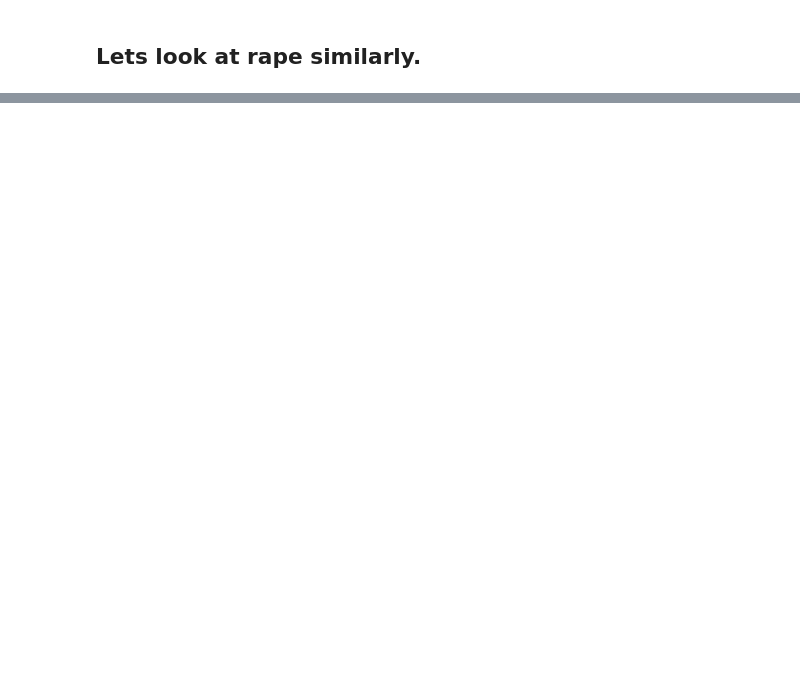
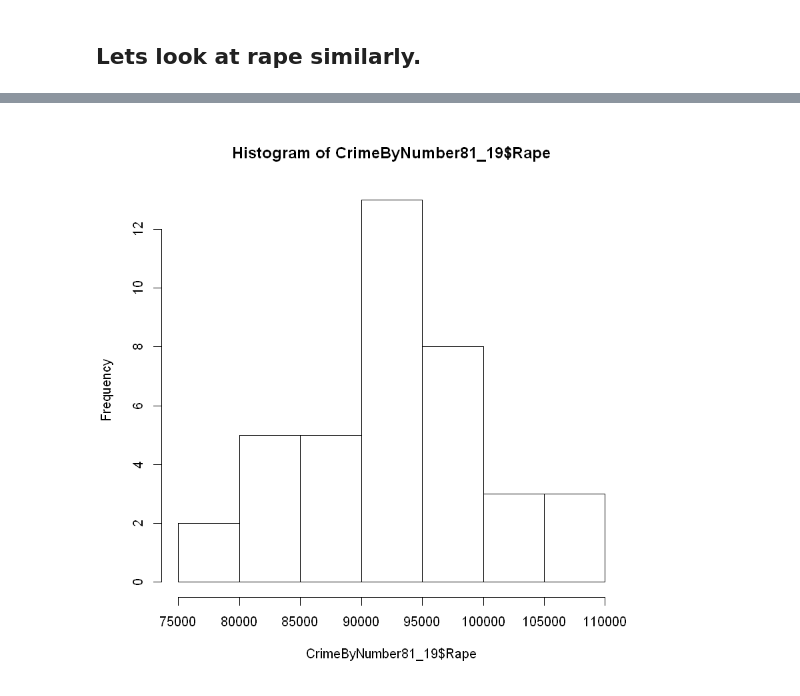
Before and after one commit to RLurtenManchester/CrimeRatesSocialImpact, a Jupyter notebook: 1981-2019CrimeInAmerica.ipynb, the cells around one changed output, grey strips where cells are left out. Cells and saved outputs as stored; diff of their text form; code cells hidden in the pictures; blank space fills up the shorter version.

```diff
--- a/1981-2019CrimeInAmerica.ipynb
+++ b/1981-2019CrimeInAmerica.ipynb
@@ -428,0 +533,4 @@ AggravatedAssault
+# %%
+hist(CrimeByNumber81_19$Rape)
+# %% [output]
+[figure, added]
```
Also changed, not shown: parts of 33 cells of this notebook, 28 other files.
